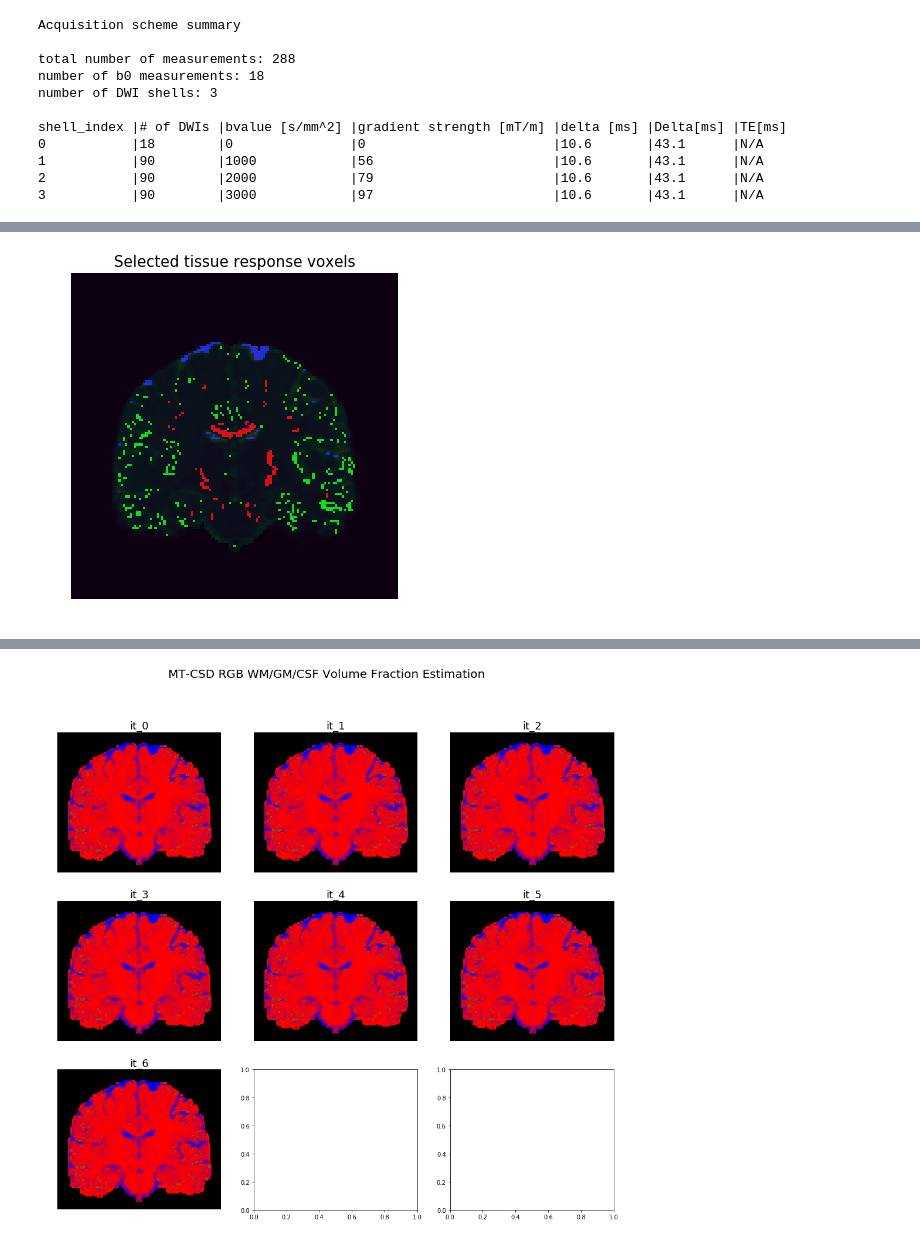
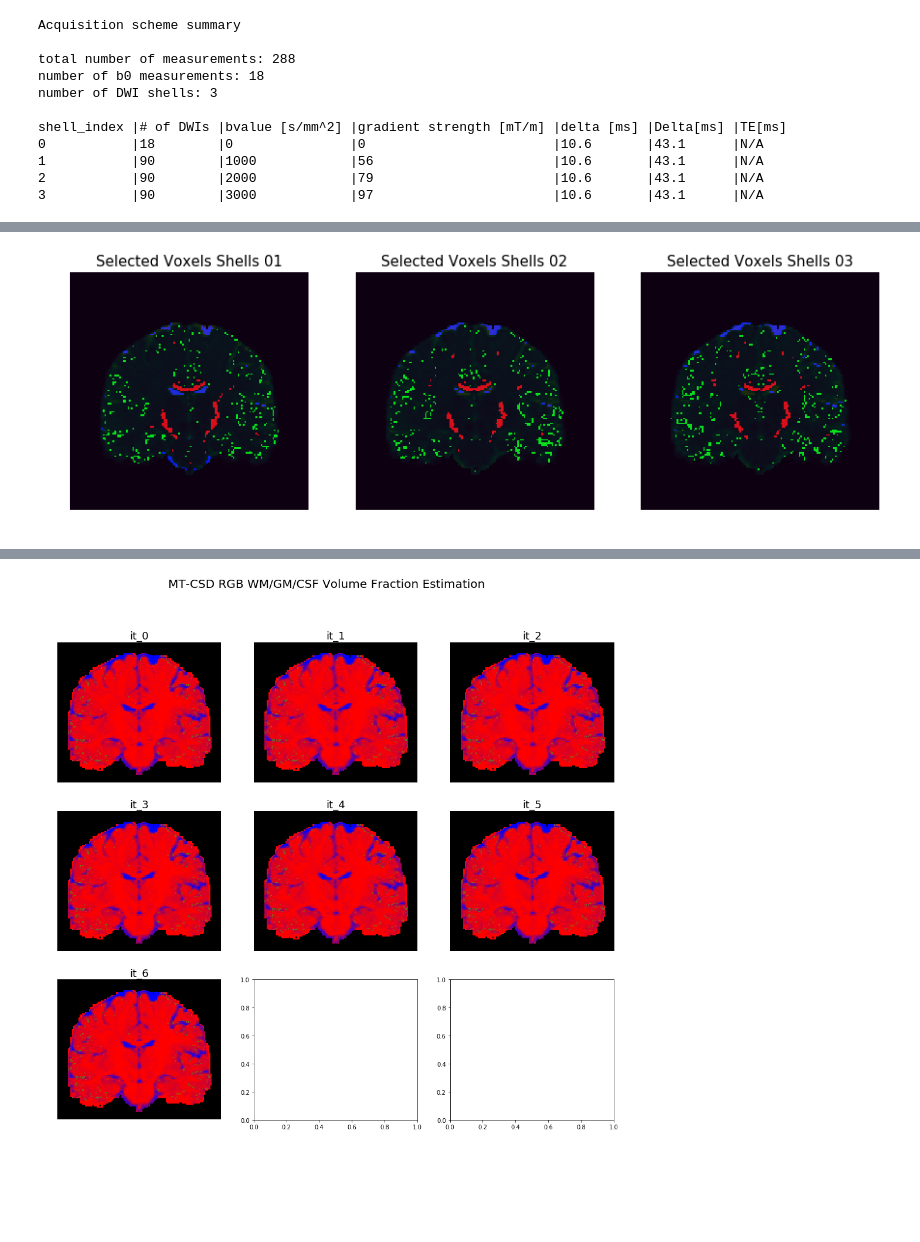
Before and after one commit to AthenaEPI/dmipy, a Jupyter notebook: examples/example_single_shell_three_tissue_csd.ipynb, the cells around one changed output, grey strips where cells are left out. Drawn from its saved outputs; the diff is of its cells as text; code cells hidden in the pictures; blank space fills up the shorter version.

```diff
--- a/examples/example_single_shell_three_tissue_csd.ipynb
+++ b/examples/example_single_shell_three_tissue_csd.ipynb
@@ -42 +40,7 @@ scheme_1_shell, data_1_shell = scheme_hcp.return_pruned_acquisition_scheme([0, 2
+# %%
+scheme_01_shell, data_01_shell = scheme_hcp.return_pruned_acquisition_scheme([0, 1], data_hcp)
+scheme_02_shell, data_02_shell = scheme_hcp.return_pruned_acquisition_scheme([0, 2], data_hcp)
+scheme_03_shell, data_03_shell = scheme_hcp.return_pruned_acquisition_scheme([0, 3], data_hcp)
+schemes = [scheme_01_shell, scheme_02_shell, scheme_03_shell]
+data = [data_01_shell, data_02_shell, data_03_shell]
 # %%
@@ -54,6 +58,10 @@ shell_index |# of DWIs |bvalue [s/mm^2] |gradient strength [mT/m] |delta [ms] |D
 # %%
 from dmipy.tissue_response.three_tissue_response import three_tissue_response_dhollander16
-wm, gm, csf, selection_map = three_tissue_response_dhollander16(
-    scheme_1_shell, data_1_shell, wm_algorithm='tournier13',
-    wm_N_candidate_voxels=150, gm_perc=0.2, csf_perc=0.4)
-tissue_responses = [wm, gm, csf]
+tissue_responses = []
+selection_maps = []
+for scheme, data in zip(schemes, data):
+    wm, gm, csf, selection_map = three_tissue_response_dhollander16(
+        scheme, data, wm_algorithm='tournier07',
+        wm_N_candidate_voxels=150, gm_perc=0.2, csf_perc=0.4)
+    tissue_responses.append([wm, gm, csf])
+    selection_maps.append(selection_map)
@@ -78,10 +68,14 @@ Maximum iterations reached without convergence
 # %%
 import matplotlib.pyplot as plt
 %matplotlib inline
-plt.figure(figsize=[6, 6])
-plt.imshow(data_hcp[:, 0, :, 0].T, origin=True)
-plt.imshow(selection_map.squeeze().transpose((1, 0, 2)), origin=True, alpha=0.8)
-plt.axis('off')
-plt.title('Selected tissue response voxels', fontsize=15);
+
+fig, axs = plt.subplots(figsize=[15, 5], ncols=3)
+axs = axs.ravel()
+
+for ax, selection_map, txt in zip(axs, selection_maps, ['Shells 01', 'Shells 02', 'Shells 03']):
+    ax.imshow(data_hcp[:, 0, :, 0].T, origin=True)
+    ax.imshow(selection_map.squeeze().transpose((1, 0, 2)), origin=True, alpha=0.8)
+    ax.set_axis_off()
+    ax.set_title('Selected Voxels {}'.format(txt), fontsize=15);
 # %% [output]
-[figure, old version]
+[figure, new version]
```
Also changed, not shown: parts of 16 cells of this notebook.
